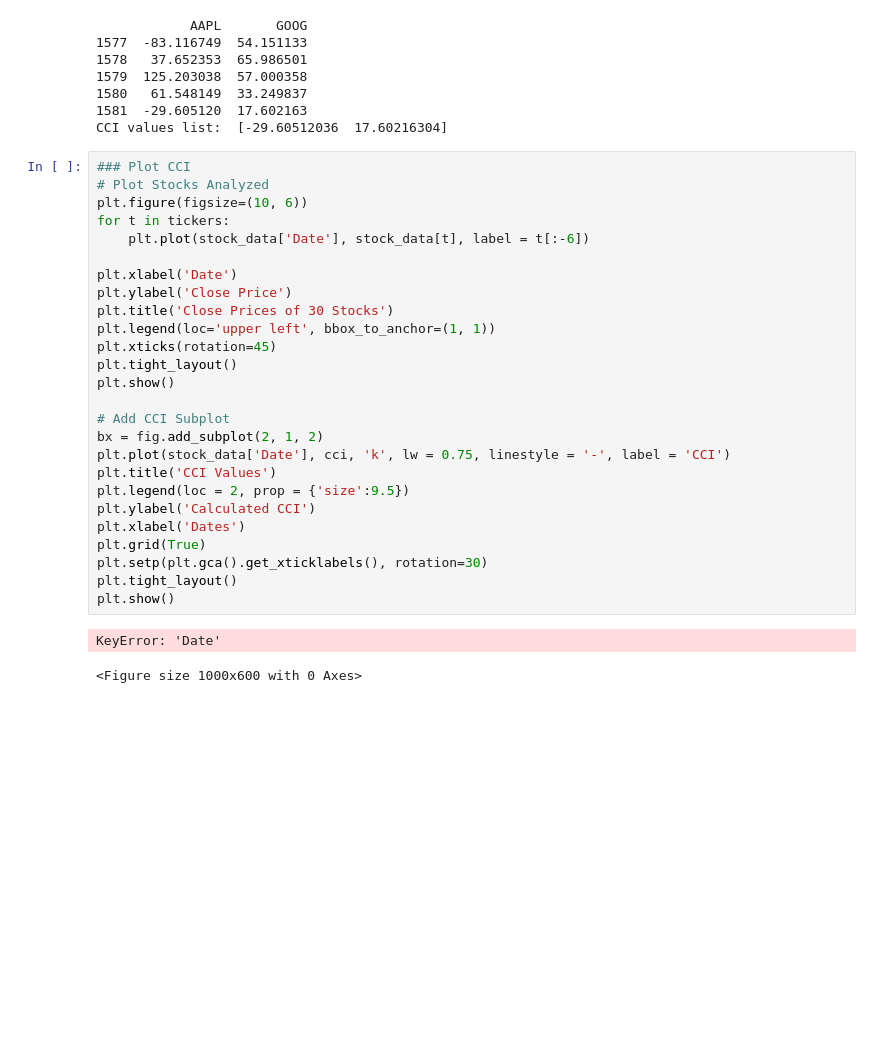
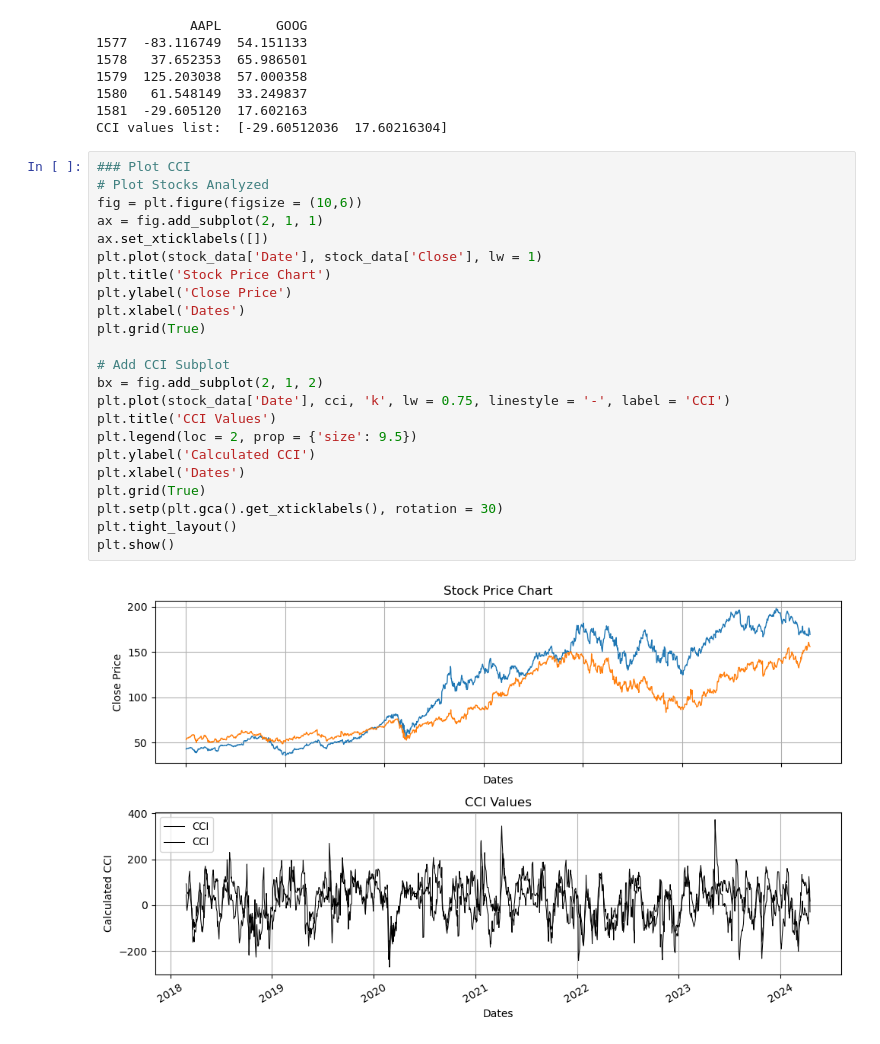
Before and after one commit to mburley127/TradingIndicators, a Jupyter notebook: Indicators/CCI.ipynb, the cells around one changed output. Saved outputs shown, nothing was run; the diff lists cells and outputs as text; blank space fills up the shorter version.

Commit message:
Initial plots created

```diff
--- a/Indicators/CCI.ipynb
+++ b/Indicators/CCI.ipynb
@@ -77,29 +77,25 @@ CCI values list:  [-29.60512036  17.60216304]
 # %%
 ### Plot CCI
 # Plot Stocks Analyzed
-plt.figure(figsize=(10, 6))
-for t in tickers:
-    plt.plot(stock_data['Date'], stock_data[t], label = t[:-6])
-
-plt.xlabel('Date')
+fig = plt.figure(figsize = (10,6))
+ax = fig.add_subplot(2, 1, 1)
+ax.set_xticklabels([])
+plt.plot(stock_data['Date'], stock_data['Close'], lw = 1)
+plt.title('Stock Price Chart')
 plt.ylabel('Close Price')
-plt.title('Close Prices of 30 Stocks')
-plt.legend(loc='upper left', bbox_to_anchor=(1, 1))
-plt.xticks(rotation=45)
-plt.tight_layout()
-plt.show()
+plt.xlabel('Dates')
+plt.grid(True)
 
 # Add CCI Subplot
 bx = fig.add_subplot(2, 1, 2)
 plt.plot(stock_data['Date'], cci, 'k', lw = 0.75, linestyle = '-', label = 'CCI')
 plt.title('CCI Values')
-plt.legend(loc = 2, prop = {'size':9.5})
+plt.legend(loc = 2, prop = {'size': 9.5})
 plt.ylabel('Calculated CCI')
 plt.xlabel('Dates')
 plt.grid(True)
-plt.setp(plt.gca().get_xticklabels(), rotation=30)
+plt.setp(plt.gca().get_xticklabels(), rotation = 30)
 plt.tight_layout()
 plt.show()
 # %% [output]
-KeyError: 'Date'
-<Figure size 1000x600 with 0 Axes>
+[figure, added]
```
Also changed, not shown: parts of 1 cell of this notebook.
